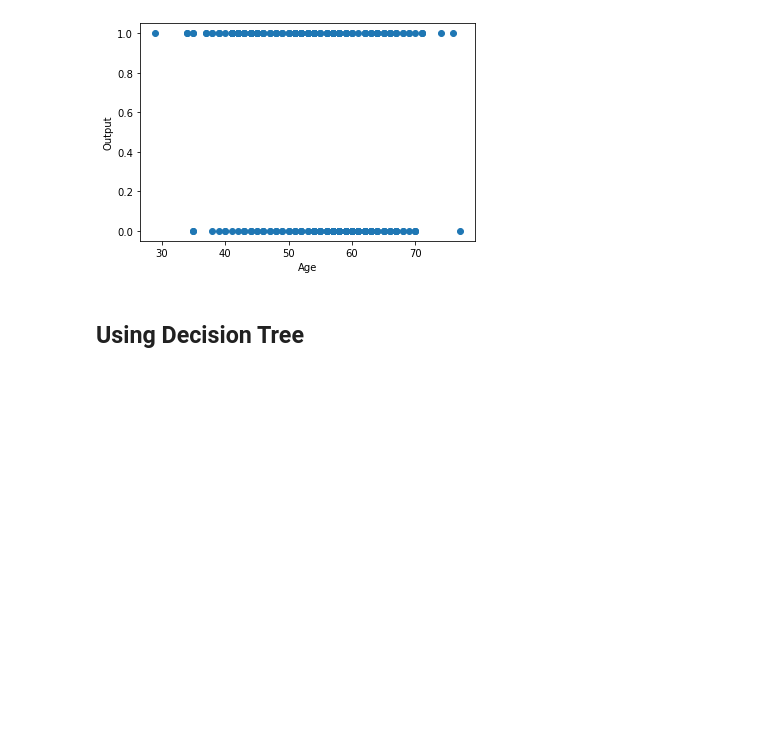
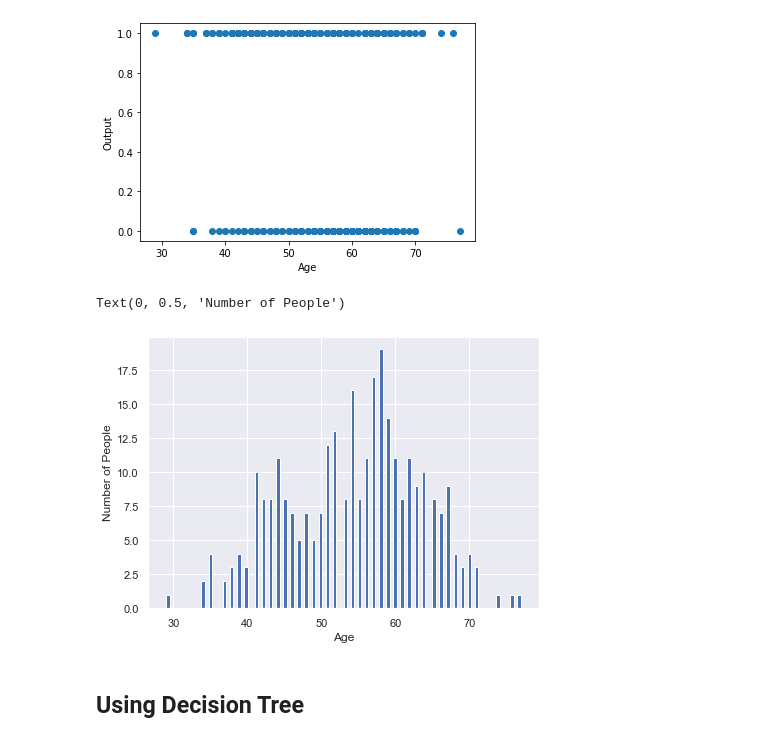
Before and after one commit to vivekbhadula/heart_attack_ML, a Jupyter notebook: heart_attack.ipynb, the cells around one changed output. Drawn from its saved outputs; the diff is of its cells as text; code cells hidden in the pictures; blank space fills up the shorter version.

```diff
--- a/heart_attack.ipynb
+++ b/heart_attack.ipynb
@@ -48,6 +48,15 @@ plt.ylabel('Output')
 plt.show()
 # %% [output]
 [figure]
+# %%
+import seaborn as sns
+sns.set(rc={'figure.figsize':(7,5)})
+plt.hist(my_data.age, bins=100)
+plt.xlabel('Age')
+plt.ylabel('Number of People')
+# %% [output]
+Text(0, 0.5, 'Number of People')
+[figure, added]
 # %% [markdown]
 <h2> Using Decision Tree
 # %%
```
Also changed, not shown: parts of 4 cells of this notebook.
